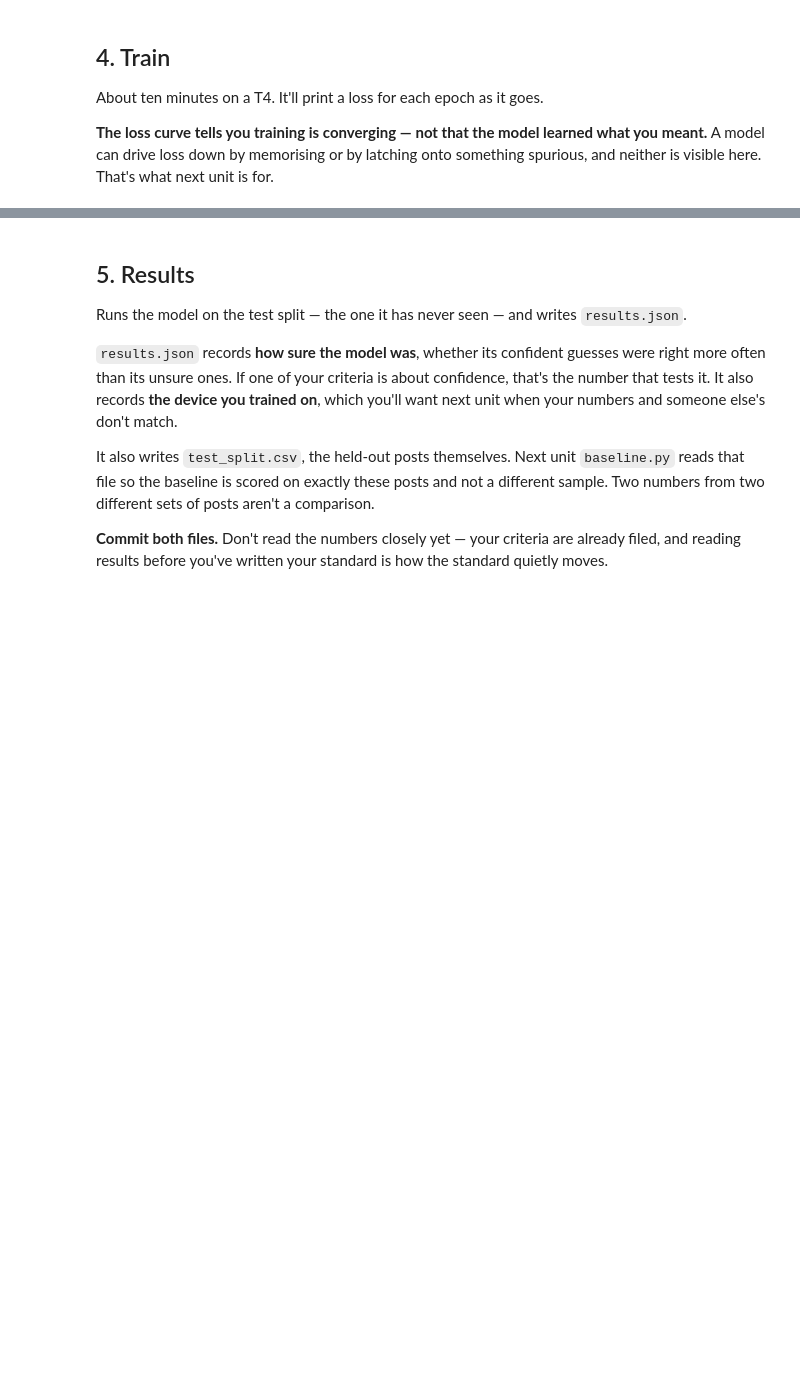
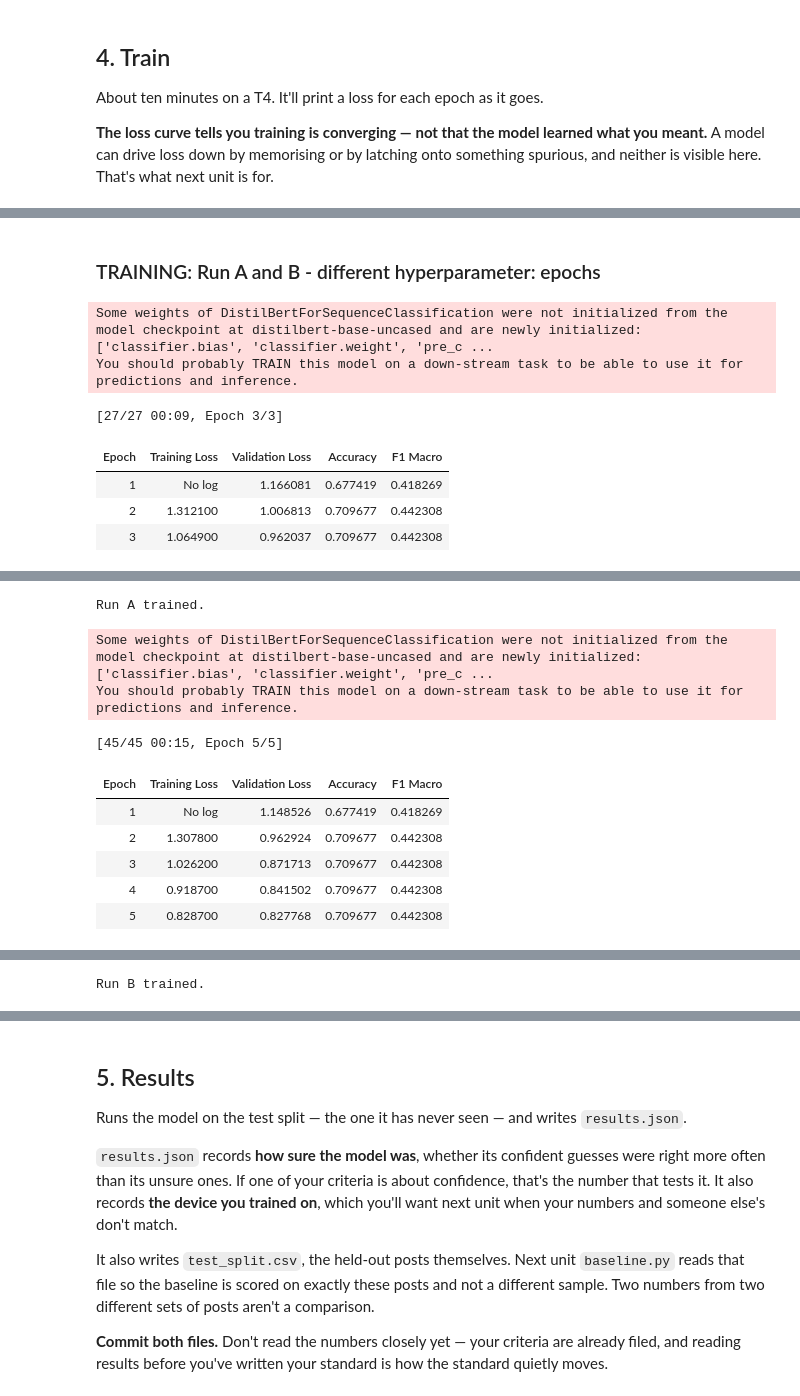
Before and after one commit to mcamilaCA/ai201-project3-takemeter-starter-v2026, a Jupyter notebook: takemeter.ipynb, the cells around one changed output, grey strips where cells are left out. Saved outputs shown, nothing was run; the diff lists cells and outputs as text; code cells hidden in the pictures; blank space fills up the shorter version.

```diff
--- a/takemeter.ipynb
+++ b/takemeter.ipynb
@@ -478,0 +468,58 @@ Trained.
+# %% [markdown]
+### TRAINING: Run A and B -  different hyperparameter: epochs
+# %%
+def run_experiment(name, seed, epochs, learning_rate, batch_size, base_model):
+    """Train with the given params; return trainer, tokenizer and a results dict."""
+    trainer, tokenizer = train_model(
+        train_df, val_df, LABELS, run_name=name,
+        seed= seed,
+        epochs=epochs,
+        learning_rate=learning_rate,
+        batch_size=batch_size,
+        base_model=base_model,
+    )
+    history = trainer.state.log_history
+    results = {
+        "name": name,
+        "seed": seed,
+        "epochs": epochs,
+        "learning_rate": learning_rate,
+        "batch_size": batch_size,
+        "base_model": base_model,
+        "train_loss": [(h["step"], h["loss"]) for h in history if "loss" in h],
+        "eval_history": [h for h in history if "eval_loss" in h],
+        "final_eval": trainer.evaluate(),   # metrics on val set for the final model
+    }
+    return trainer, tokenizer, results
+
+
+# ---- Run A: original parameters ----
+trainer_a, tokenizer_a, res_a = run_experiment(
+    "A_baseline",
+    seed=SEED,
+    epochs=EPOCHS,
+    learning_rate=LEARNING_RATE,
+    batch_size=BATCH_SIZE,
+    base_model=BASE_MODEL,
+)
+print("\nRun A trained.")
+
+
+# ---- Run B: experimental parameters ----
+trainer_b, tokenizer_b, res_b = run_experiment(
+    "B_experiment",
+    seed=SEED,                 # same
+    epochs=EPOCHS + 2,         # Training for longer to compare accuracy and changes in model
+    learning_rate=2e-5,        # same
+    batch_size=BATCH_SIZE,
+    base_model=BASE_MODEL,
+)
+print("\nRun B trained.")
+# %% [output]
+Some weights of DistilBertForSequenceClassification were not initialized from the model checkpoint at distilbert-base-uncased and are newly initialized: ['classifier.bias', 'classifier.weight', 'pre_c ...
+You should probably TRAIN this model on a down-stream task to be able to use it for predictions and inference.
+[27/27 00:09, Epoch 3/3]
+| Epoch | Training Loss | Validation Loss | Accuracy | F1 Macro |
+| 1 | No log | 1.166081 | 0.677419 | 0.418269 |
+| 2 | 1.312100 | 1.006813 | 0.709677 | 0.442308 |
+| 3 | 1.064900 | 0.962037 | 0.709677 | 0.442308 |
@@ -478,0 +527,10 @@ Trained.
+Run A trained.
+Some weights of DistilBertForSequenceClassification were not initialized from the model checkpoint at distilbert-base-uncased and are newly initialized: ['classifier.bias', 'classifier.weight', 'pre_c ...
+You should probably TRAIN this model on a down-stream task to be able to use it for predictions and inference.
+[45/45 00:15, Epoch 5/5]
+| Epoch | Training Loss | Validation Loss | Accuracy | F1 Macro |
+| 1 | No log | 1.148526 | 0.677419 | 0.418269 |
+| 2 | 1.307800 | 0.962924 | 0.709677 | 0.442308 |
+| 3 | 1.026200 | 0.871713 | 0.709677 | 0.442308 |
+| 4 | 0.918700 | 0.841502 | 0.709677 | 0.442308 |
+| 5 | 0.828700 | 0.827768 | 0.709677 | 0.442308 |
@@ -478,0 +538 @@ Trained.
+Run B trained.
```
Also changed, not shown: parts of 8 cells of this notebook, 4 other files.
